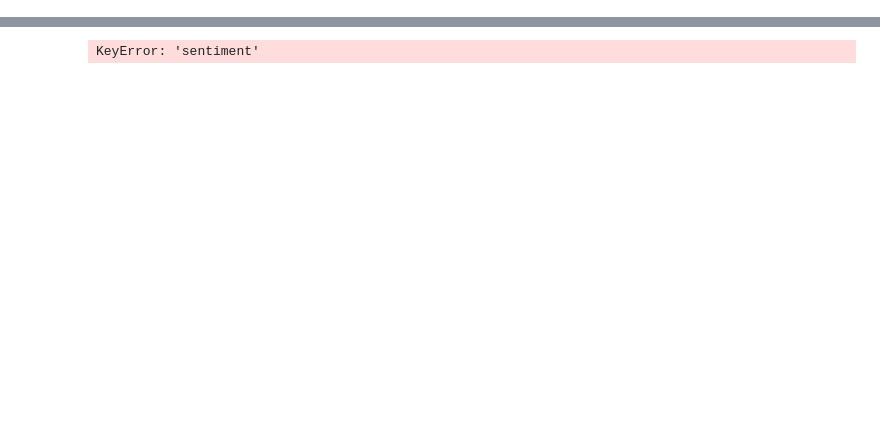
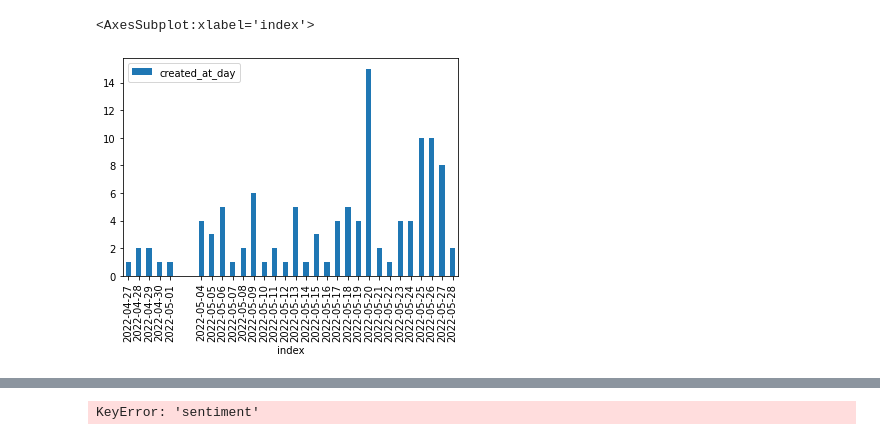
Before and after one commit to ohneBohne/Data_Challenges, a Jupyter notebook: Load_Datasets.ipynb, the cells around one changed output, grey strips where cells are left out. Cells and saved outputs as stored; diff of their text form; code cells hidden in the pictures; blank space fills up the shorter version.

```diff
--- a/Load_Datasets.ipynb
+++ b/Load_Datasets.ipynb
@@ -178,3 +207,8 @@ df_selected[df_selected['text'].str.lower().str.contains('9euroticket', regex=Tr
+# %%
+df_neun_euro['created_at_day'].value_counts().reset_index().sort_values('created_at_day').plot.bar('index','created_at_day')
+# %% [output]
+<AxesSubplot:xlabel='index'>
+[figure, added]
 # %%
 df_selected[df_selected['text'].str.lower().str.contains('9euroticket', regex=True)]#['text'].to_csv('test.csv')
 # %% [output]
```
Also changed, not shown: parts of 31 cells of this notebook, 6 other files.
